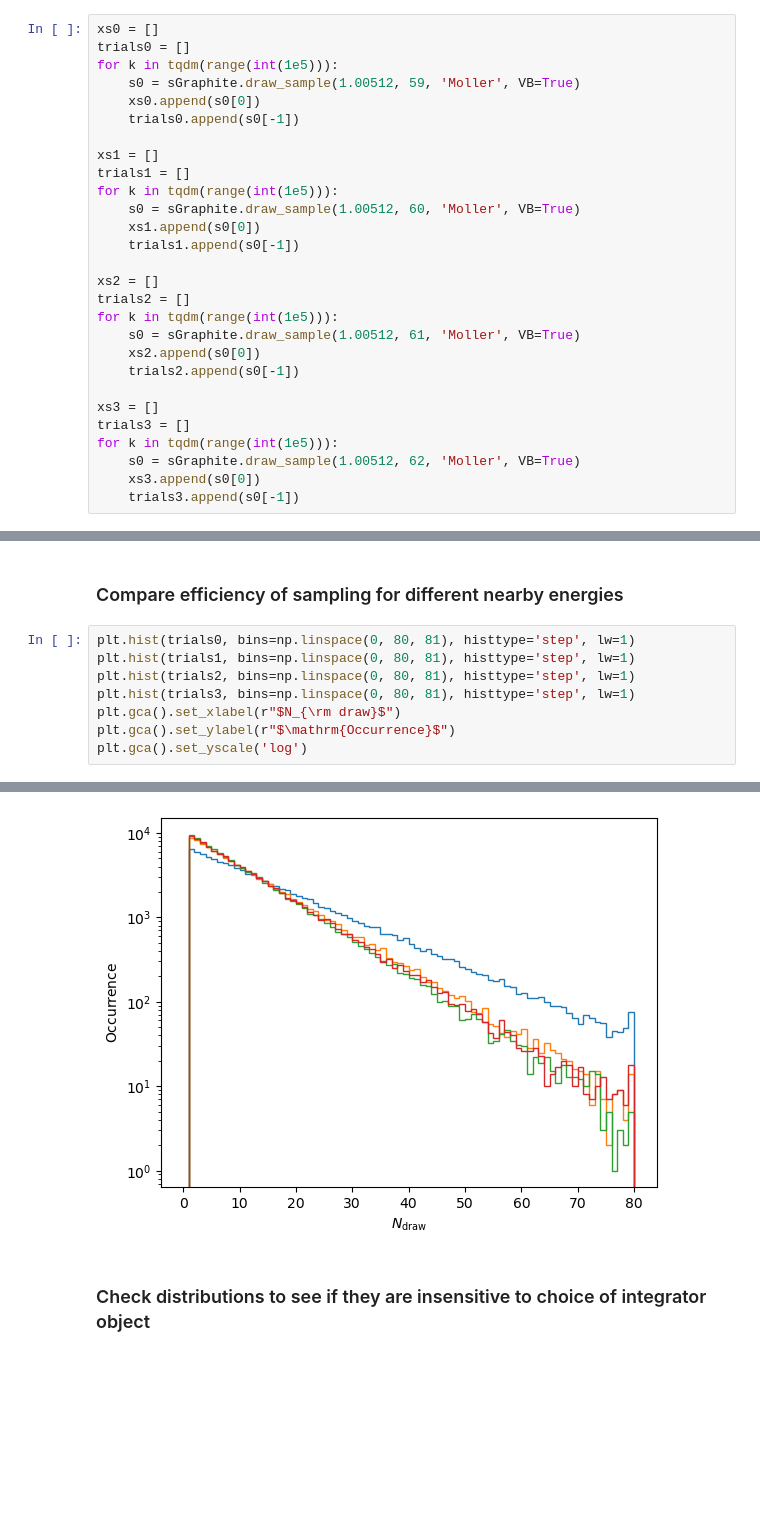
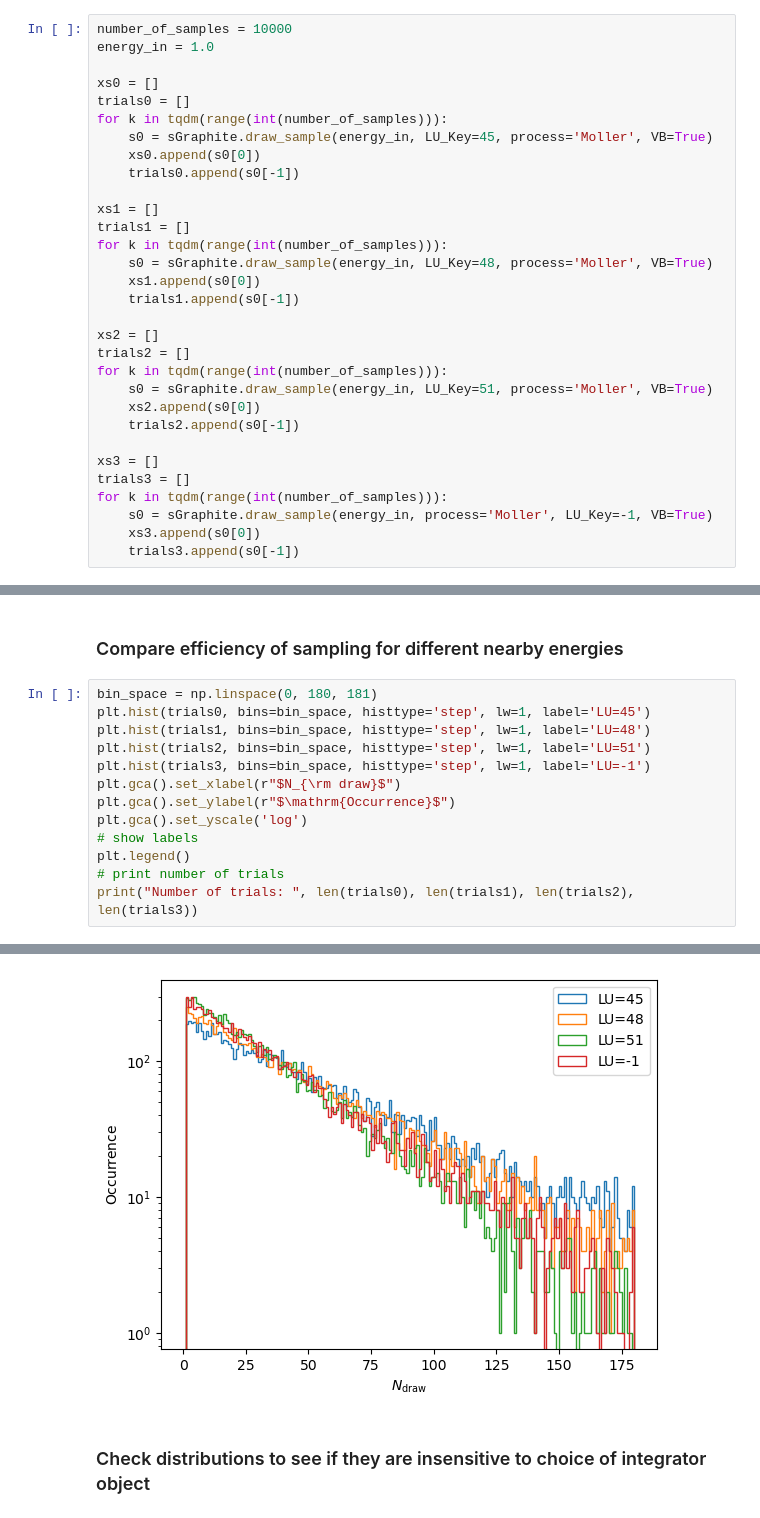
Before and after one commit to kjkellyphys/PETITE, a Jupyter notebook: examples/shower_SM.ipynb, the cells around one changed output, grey strips where cells are left out. Cells and saved outputs as stored; diff of their text form; blank space fills up the shorter version.

Commit message:
add automatic LU_Key in draw_samples

```diff
--- a/examples/shower_SM.ipynb
+++ b/examples/shower_SM.ipynb
@@ -110,28 +113,31 @@ As an illustration we set an incident electron energy at $E_{e} = 1 ~{\rm GeV}$,
 # %%
+number_of_samples = 10000
+energy_in = 1.0
+
 xs0 = []
 trials0 = []
-for k in tqdm(range(int(1e5))):
-    s0 = sGraphite.draw_sample(1.00512, 59, 'Moller', VB=True)
+for k in tqdm(range(int(number_of_samples))):
+    s0 = sGraphite.draw_sample(energy_in, LU_Key=45, process='Moller', VB=True)
     xs0.append(s0[0])
     trials0.append(s0[-1])
 
 xs1 = []
 trials1 = []
-for k in tqdm(range(int(1e5))):
-    s0 = sGraphite.draw_sample(1.00512, 60, 'Moller', VB=True)
+for k in tqdm(range(int(number_of_samples))):
+    s0 = sGraphite.draw_sample(energy_in, LU_Key=48, process='Moller', VB=True)
     xs1.append(s0[0])
     trials1.append(s0[-1])
 
 xs2 = []
 trials2 = []
-for k in tqdm(range(int(1e5))):
-    s0 = sGraphite.draw_sample(1.00512, 61, 'Moller', VB=True)
+for k in tqdm(range(int(number_of_samples))):
+    s0 = sGraphite.draw_sample(energy_in, LU_Key=51, process='Moller', VB=True)
     xs2.append(s0[0])
     trials2.append(s0[-1])
 
 xs3 = []
 trials3 = []
-for k in tqdm(range(int(1e5))):
-    s0 = sGraphite.draw_sample(1.00512, 62, 'Moller', VB=True)
+for k in tqdm(range(int(number_of_samples))):
+    s0 = sGraphite.draw_sample(energy_in, process='Moller', LU_Key=-1, VB=True)
     xs3.append(s0[0])
     trials3.append(s0[-1])
@@ -140,11 +144,16 @@ KeyboardInterrupt:
 # %% [markdown]
 ### Compare efficiency of sampling for different nearby energies
 # %%
-plt.hist(trials0, bins=np.linspace(0, 80, 81), histtype='step', lw=1)
-plt.hist(trials1, bins=np.linspace(0, 80, 81), histtype='step', lw=1)
-plt.hist(trials2, bins=np.linspace(0, 80, 81), histtype='step', lw=1)
-plt.hist(trials3, bins=np.linspace(0, 80, 81), histtype='step', lw=1)
+bin_space = np.linspace(0, 180, 181)
+plt.hist(trials0, bins=bin_space, histtype='step', lw=1, label='LU=45')
+plt.hist(trials1, bins=bin_space, histtype='step', lw=1, label='LU=48')
+plt.hist(trials2, bins=bin_space, histtype='step', lw=1, label='LU=51')
+plt.hist(trials3, bins=bin_space, histtype='step', lw=1, label='LU=-1')
 plt.gca().set_xlabel(r"$N_{\rm draw}$")
 plt.gca().set_ylabel(r"$\mathrm{Occurrence}$")
 plt.gca().set_yscale('log')
+# show labels
+plt.legend()
+# print number of trials
+print("Number of trials: ", len(trials0), len(trials1), len(trials2), len(trials3))
 # %% [output]
@@ -151,4 +161,4 @@ plt.gca().set_yscale('log')
-[figure, old version]
+[figure, new version]
 # %% [markdown]
 ### Check distributions to see if they are insensitive to choice of integrator object
 # %%
```
Also changed, not shown: parts of 7 cells of this notebook.
